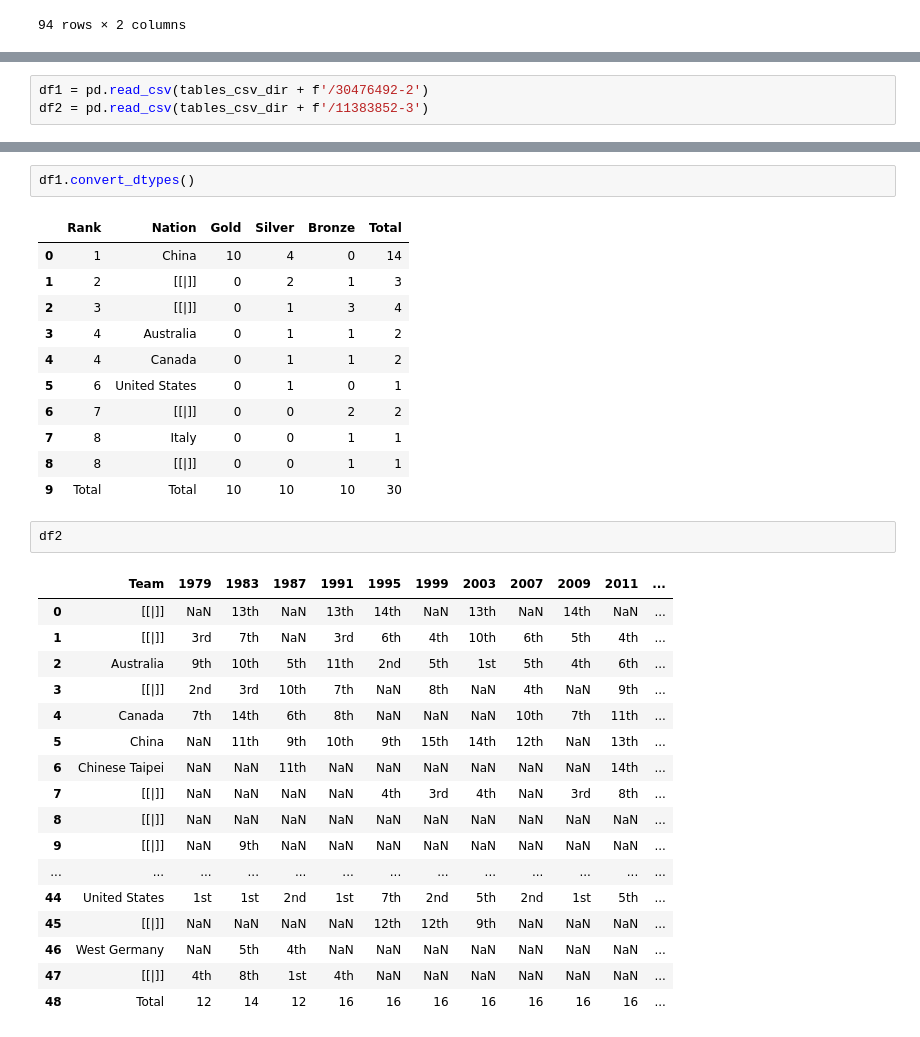
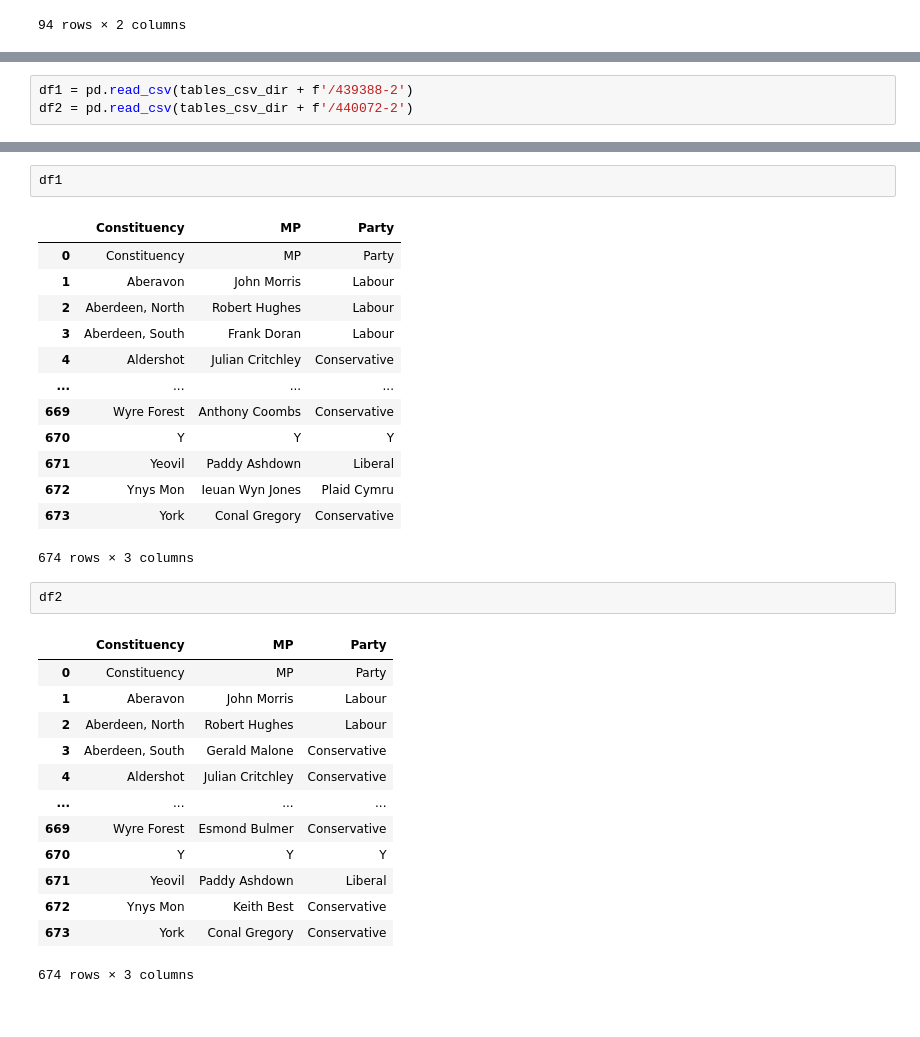
Before and after one commit to nanni00/datalake-table-finder, a Jupyter notebook: experiments/josie/check_correctness_josie_results.ipynb, the cells around one changed output, grey strips where cells are left out. Saved outputs shown, nothing was run; the diff lists cells and outputs as text.

```diff
--- a/experiments/josie/check_correctness_josie_results.ipynb
+++ b/experiments/josie/check_correctness_josie_results.ipynb
@@ -76,3 +123,3 @@ query_id set_id  josie_o my_o
 # %%
-df1 = pd.read_csv(tables_csv_dir + f'/30476492-2')
-df2 = pd.read_csv(tables_csv_dir + f'/11383852-3')
+df1 = pd.read_csv(tables_csv_dir + f'/439388-2')
+df2 = pd.read_csv(tables_csv_dir + f'/440072-2')
@@ -79,34 +171,32 @@ df2 = pd.read_csv(tables_csv_dir + f'/11383852-3')
 # %%
-df1.convert_dtypes()
+df1
 # %% [output]
-|  | Rank | Nation | Gold | Silver | Bronze | Total |
-| 0 | 1 | China | 10 | 4 | 0 | 14 |
-| 1 | 2 | [[|]] | 0 | 2 | 1 | 3 |
-| 2 | 3 | [[|]] | 0 | 1 | 3 | 4 |
-| 3 | 4 | Australia | 0 | 1 | 1 | 2 |
-| 4 | 4 | Canada | 0 | 1 | 1 | 2 |
-| 5 | 6 | United States | 0 | 1 | 0 | 1 |
-| 6 | 7 | [[|]] | 0 | 0 | 2 | 2 |
-| 7 | 8 | Italy | 0 | 0 | 1 | 1 |
-| 8 | 8 | [[|]] | 0 | 0 | 1 | 1 |
-| 9 | Total | Total | 10 | 10 | 10 | 30 |
+|  | Constituency | MP | Party |
+| 0 | Constituency | MP | Party |
+| 1 | Aberavon | John Morris | Labour |
+| 2 | Aberdeen, North | Robert Hughes | Labour |
+| 3 | Aberdeen, South | Frank Doran | Labour |
+| 4 | Aldershot | Julian Critchley | Conservative |
+| ... | ... | ... | ... |
+| 669 | Wyre Forest | Anthony Coombs | Conservative |
+| 670 | Y | Y | Y |
+| 671 | Yeovil | Paddy Ashdown | Liberal |
+| 672 | Ynys Mon | Ieuan Wyn Jones | Plaid Cymru |
+| 673 | York | Conal Gregory | Conservative |
+674 rows × 3 columns
 # %%
 df2
 # %% [output]
-|  | Team | 1979 | 1983 | 1987 | 1991 | 1995 | 1999 | 2003 | 2007 | 2009 | 2011 | ... |
-| 0 | [[|]] | NaN | 13th | NaN | 13th | 14th | NaN | 13th | NaN | 14th | NaN | ... |
-| 1 | [[|]] | 3rd | 7th | NaN | 3rd | 6th | 4th | 10th | 6th | 5th | 4th | ... |
-| 2 | Australia | 9th | 10th | 5th | 11th | 2nd | 5th | 1st | 5th | 4th | 6th | ... |
-| 3 | [[|]] | 2nd | 3rd | 10th | 7th | NaN | 8th | NaN | 4th | NaN | 9th | ... |
-| 4 | Canada | 7th | 14th | 6th | 8th | NaN | NaN | NaN | 10th | 7th | 11th | ... |
-| 5 | China | NaN | 11th | 9th | 10th | 9th | 15th | 14th | 12th | NaN | 13th | ... |
-| 6 | Chinese Taipei | NaN | NaN | 11th | NaN | NaN | NaN | NaN | NaN | NaN | 14th | ... |
-| 7 | [[|]] | NaN | NaN | NaN | NaN | 4th | 3rd | 4th | NaN | 3rd | 8th | ... |
-| 8 | [[|]] | NaN | NaN | NaN | NaN | NaN | NaN | NaN | NaN | NaN | NaN | ... |
-| 9 | [[|]] | NaN | 9th | NaN | NaN | NaN | NaN | NaN | NaN | NaN | NaN | ... |
-| ... | ... | ... | ... | ... | ... | ... | ... | ... | ... | ... | ... | ... |
-| 44 | United States | 1st | 1st | 2nd | 1st | 7th | 2nd | 5th | 2nd | 1st | 5th | ... |
-| 45 | [[|]] | NaN | NaN | NaN | NaN | 12th | 12th | 9th | NaN | NaN | NaN | ... |
-| 46 | West Germany | NaN | 5th | 4th | NaN | NaN | NaN | NaN | NaN | NaN | NaN | ... |
-| 47 | [[|]] | 4th | 8th | 1st | 4th | NaN | NaN | NaN | NaN | NaN | NaN | ... |
-| 48 | Total | 12 | 14 | 12 | 16 | 16 | 16 | 16 | 16 | 16 | 16 | ... |
+|  | Constituency | MP | Party |
+| 0 | Constituency | MP | Party |
+| 1 | Aberavon | John Morris | Labour |
+| 2 | Aberdeen, North | Robert Hughes | Labour |
+| 3 | Aberdeen, South | Gerald Malone | Conservative |
+| 4 | Aldershot | Julian Critchley | Conservative |
+| ... | ... | ... | ... |
+| 669 | Wyre Forest | Esmond Bulmer | Conservative |
+| 670 | Y | Y | Y |
+| 671 | Yeovil | Paddy Ashdown | Liberal |
+| 672 | Ynys Mon | Keith Best | Conservative |
+| 673 | York | Conal Gregory | Conservative |
+674 rows × 3 columns
```
Also changed, not shown: parts of 7 cells of this notebook, 6 other files.
